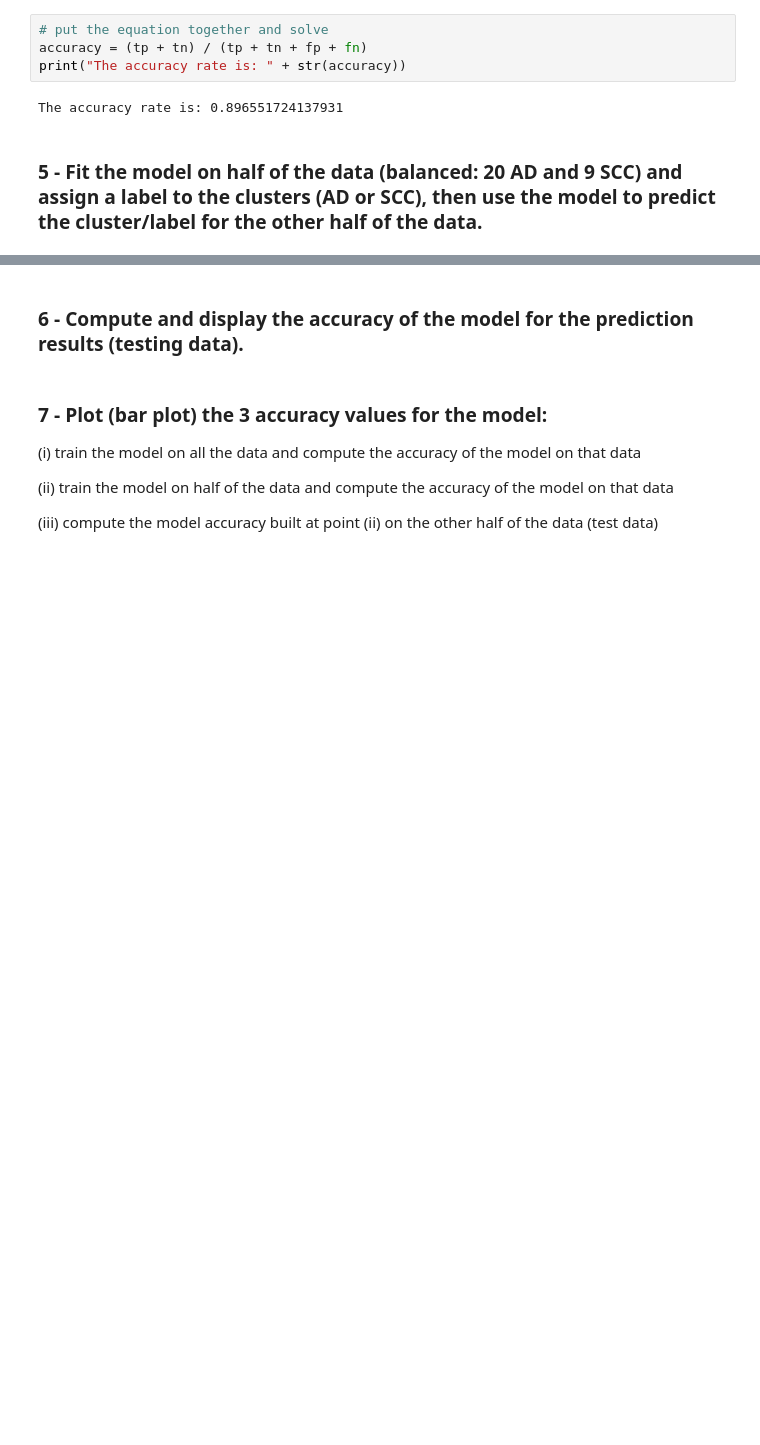
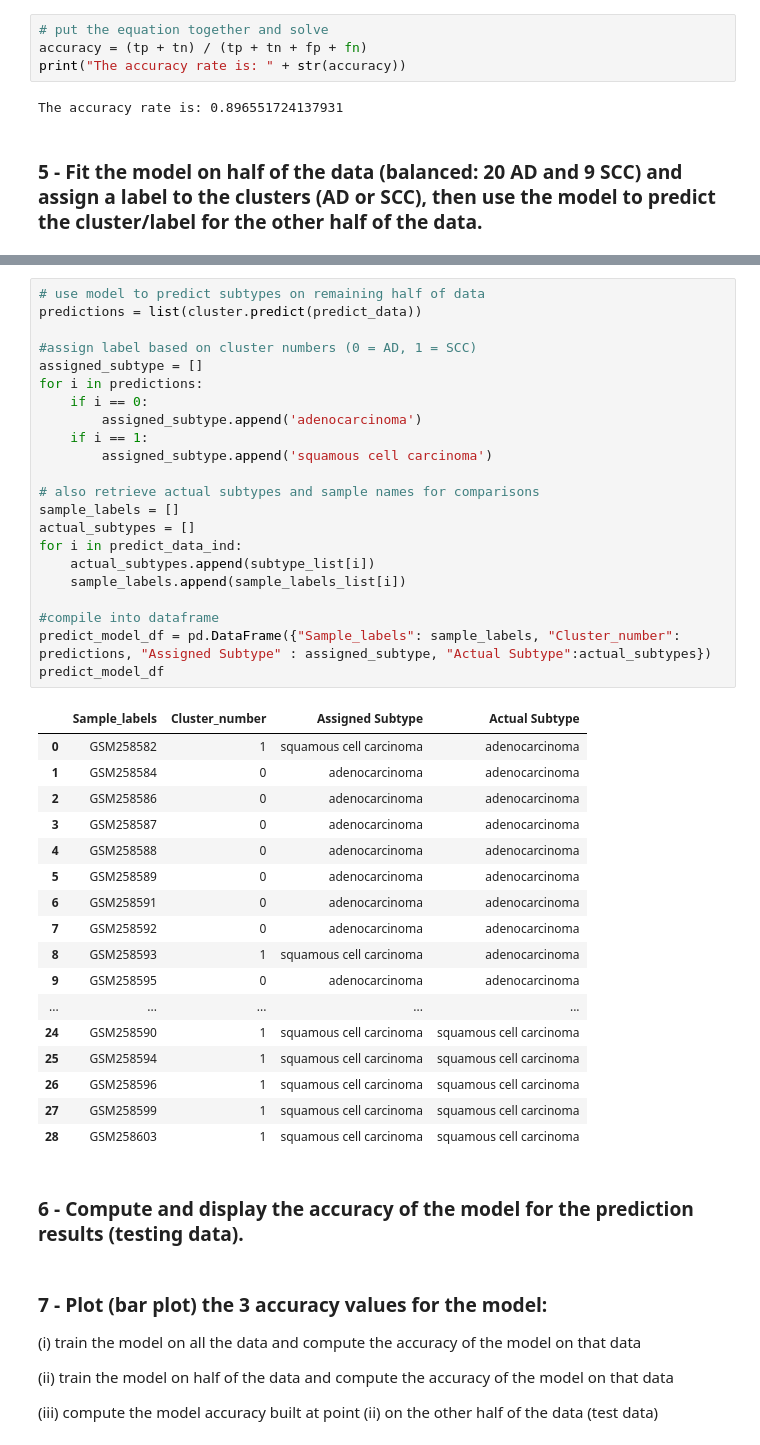
Before and after one commit to xhren1/bioinf575_project, a Jupyter notebook: bioinf575_final_project.ipynb, the cells around one changed output, grey strips where cells are left out. Saved outputs shown, nothing was run; the diff lists cells and outputs as text; blank space fills up the shorter version.

```diff
--- a/bioinf575_final_project.ipynb
+++ b/bioinf575_final_project.ipynb
@@ -202,3 +262,43 @@ The accuracy rate is: 0.896551724137931
+# %%
+# use model to predict subtypes on remaining half of data
+predictions = list(cluster.predict(predict_data))
+
+#assign label based on cluster numbers (0 = AD, 1 = SCC)
+assigned_subtype = []
+for i in predictions:
+    if i == 0:
+        assigned_subtype.append('adenocarcinoma')
+    if i == 1:
+        assigned_subtype.append('squamous cell carcinoma')
+
+# also retrieve actual subtypes and sample names for comparisons
+sample_labels = []
+actual_subtypes = []
+for i in predict_data_ind:
+    actual_subtypes.append(subtype_list[i])
+    sample_labels.append(sample_labels_list[i])
+
+#compile into dataframe
+predict_model_df = pd.DataFrame({"Sample_labels": sample_labels, "Cluster_number": predictions, "Assigned Subtype" : assigned_subtype, "Actual Subtype":actual_subtypes})
+predict_model_df
+# %% [output]
+|  | Sample_labels | Cluster_number | Assigned Subtype | Actual Subtype |
+| 0 | GSM258582 | 1 | squamous cell carcinoma | adenocarcinoma |
+| 1 | GSM258584 | 0 | adenocarcinoma | adenocarcinoma |
+| 2 | GSM258586 | 0 | adenocarcinoma | adenocarcinoma |
+| 3 | GSM258587 | 0 | adenocarcinoma | adenocarcinoma |
+| 4 | GSM258588 | 0 | adenocarcinoma | adenocarcinoma |
+| 5 | GSM258589 | 0 | adenocarcinoma | adenocarcinoma |
+| 6 | GSM258591 | 0 | adenocarcinoma | adenocarcinoma |
+| 7 | GSM258592 | 0 | adenocarcinoma | adenocarcinoma |
+| 8 | GSM258593 | 1 | squamous cell carcinoma | adenocarcinoma |
+| 9 | GSM258595 | 0 | adenocarcinoma | adenocarcinoma |
+| ... | ... | ... | ... | ... |
+| 24 | GSM258590 | 1 | squamous cell carcinoma | squamous cell carcinoma |
+| 25 | GSM258594 | 1 | squamous cell carcinoma | squamous cell carcinoma |
+| 26 | GSM258596 | 1 | squamous cell carcinoma | squamous cell carcinoma |
+| 27 | GSM258599 | 1 | squamous cell carcinoma | squamous cell carcinoma |
+| 28 | GSM258603 | 1 | squamous cell carcinoma | squamous cell carcinoma |
 # %% [markdown]
 ### 6 - Compute and display the accuracy of the model for the prediction results (testing data).
 # %% [markdown]
```
Also changed, not shown: parts of 7 cells of this notebook.
